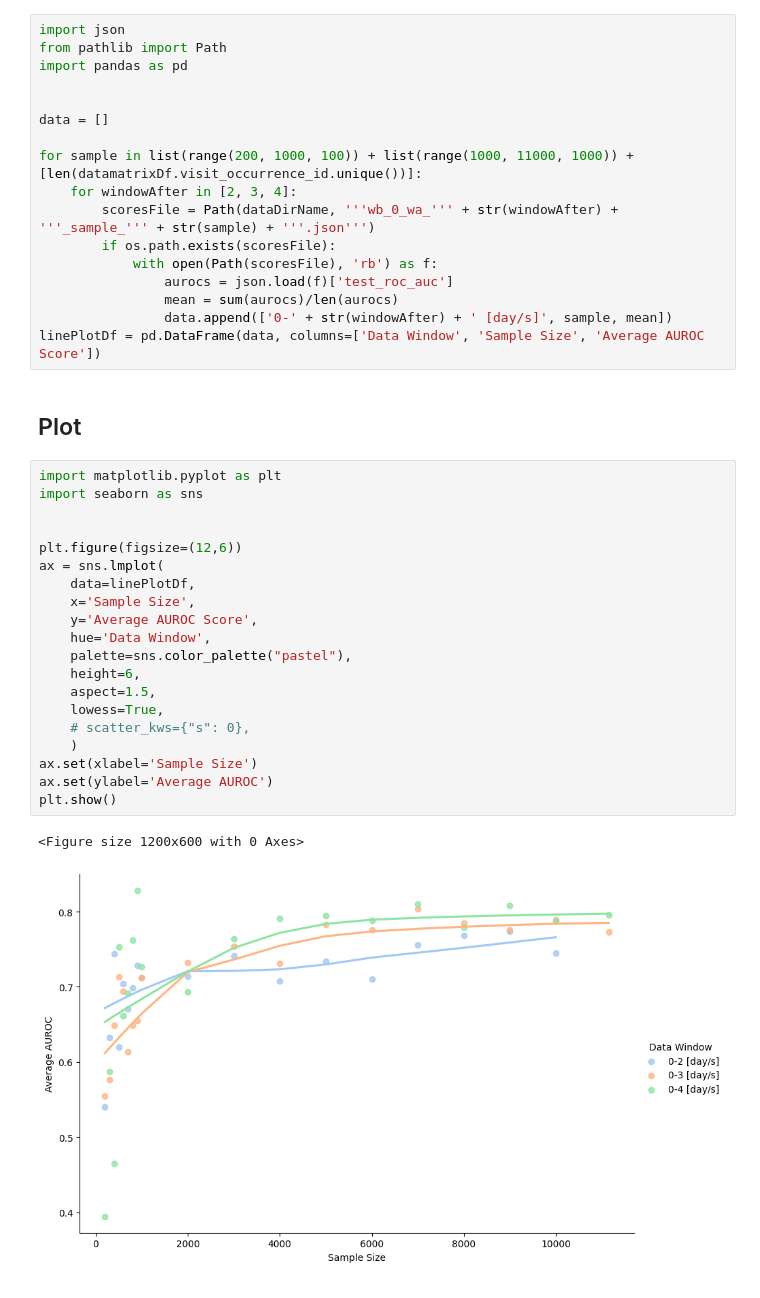
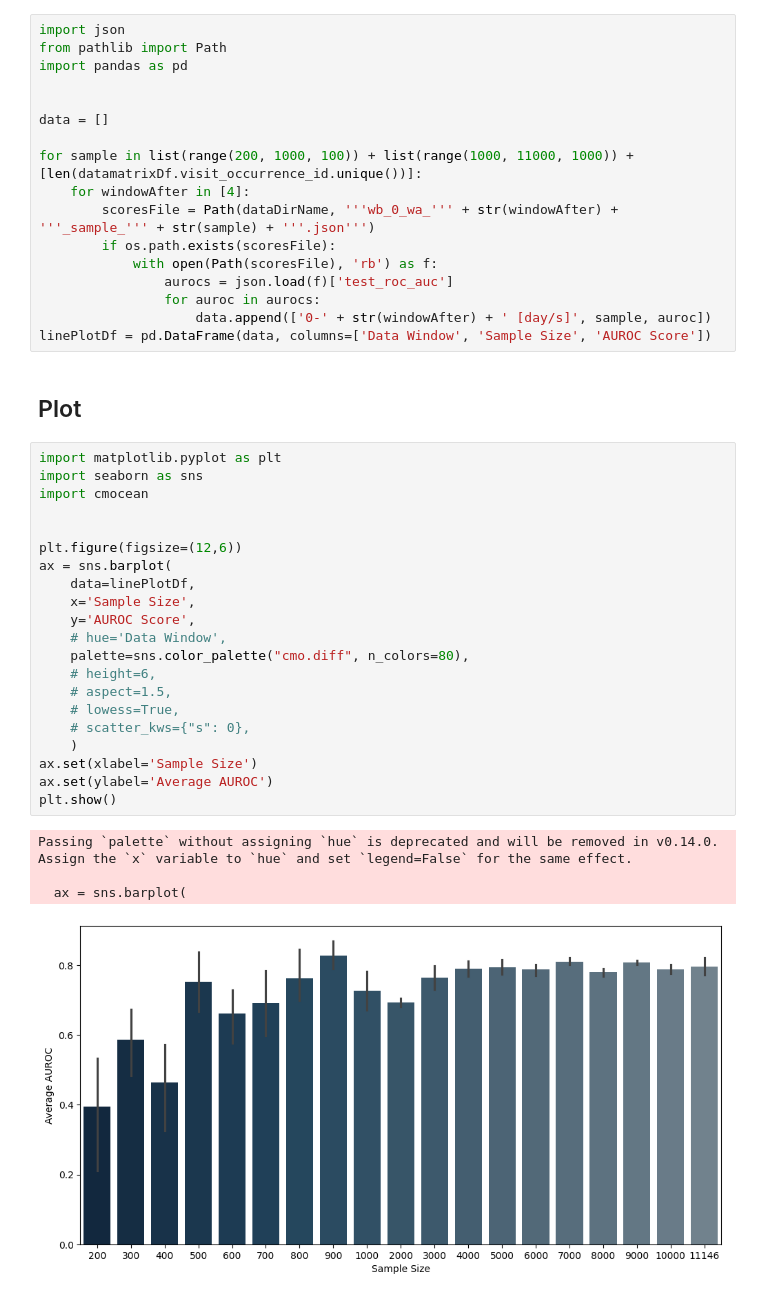
Before and after one commit to ryashpal/eICU-EHR-Pipeline, a Jupyter notebook: notebooks/sepsis_icd_cohort/experiments/02_sample_size_analysis/analysis.ipynb, the cells around one changed output. Saved outputs shown, nothing was run; the diff lists cells and outputs as text.

```diff
--- a/notebooks/sepsis_icd_cohort/experiments/02_sample_size_analysis/analysis.ipynb
+++ b/notebooks/sepsis_icd_cohort/experiments/02_sample_size_analysis/analysis.ipynb
@@ -104,36 +104,39 @@ import pandas as pd
 data = []
 
 for sample in list(range(200, 1000, 100)) + list(range(1000, 11000, 1000)) + [len(datamatrixDf.visit_occurrence_id.unique())]:
-    for windowAfter in [2, 3, 4]:
+    for windowAfter in [4]:
         scoresFile = Path(dataDirName, '''wb_0_wa_''' + str(windowAfter) + '''_sample_''' + str(sample) + '''.json''')
         if os.path.exists(scoresFile):
             with open(Path(scoresFile), 'rb') as f:
                 aurocs = json.load(f)['test_roc_auc']
-                mean = sum(aurocs)/len(aurocs)
-                data.append(['0-' + str(windowAfter) + ' [day/s]', sample, mean])
-linePlotDf = pd.DataFrame(data, columns=['Data Window', 'Sample Size', 'Average AUROC Score'])
+                for auroc in aurocs:
+                    data.append(['0-' + str(windowAfter) + ' [day/s]', sample, auroc])
+linePlotDf = pd.DataFrame(data, columns=['Data Window', 'Sample Size', 'AUROC Score'])
 # %% [markdown]
 ## Plot
 # %%
 import matplotlib.pyplot as plt
 import seaborn as sns
+import cmocean
 
 
 plt.figure(figsize=(12,6))
-ax = sns.lmplot(
+ax = sns.barplot(
     data=linePlotDf,
     x='Sample Size',
-    y='Average AUROC Score',
-    hue='Data Window',
-    palette=sns.color_palette("pastel"),
-    height=6,
-    aspect=1.5,
-    lowess=True,
+    y='AUROC Score',
+    # hue='Data Window',
+    palette=sns.color_palette("cmo.diff", n_colors=80),
+    # height=6,
+    # aspect=1.5,
+    # lowess=True,
     # scatter_kws={"s": 0},
     )
 ax.set(xlabel='Sample Size')
 ax.set(ylabel='Average AUROC')
 plt.show()
 # %% [output]
-<Figure size 1200x600 with 0 Axes>
+Passing `palette` without assigning `hue` is deprecated and will be removed in v0.14.0. Assign the `x` variable to `hue` and set `legend=False` for the same effect.
+
+  ax = sns.barplot(
-[figure, old version]
+[figure, new version]
```
